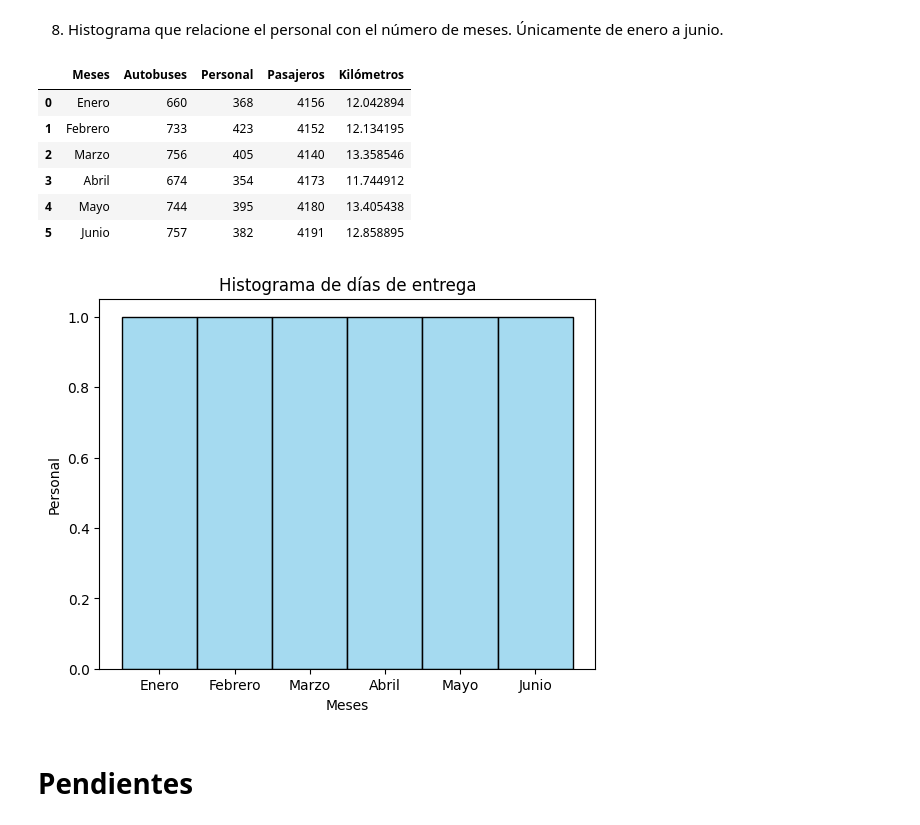
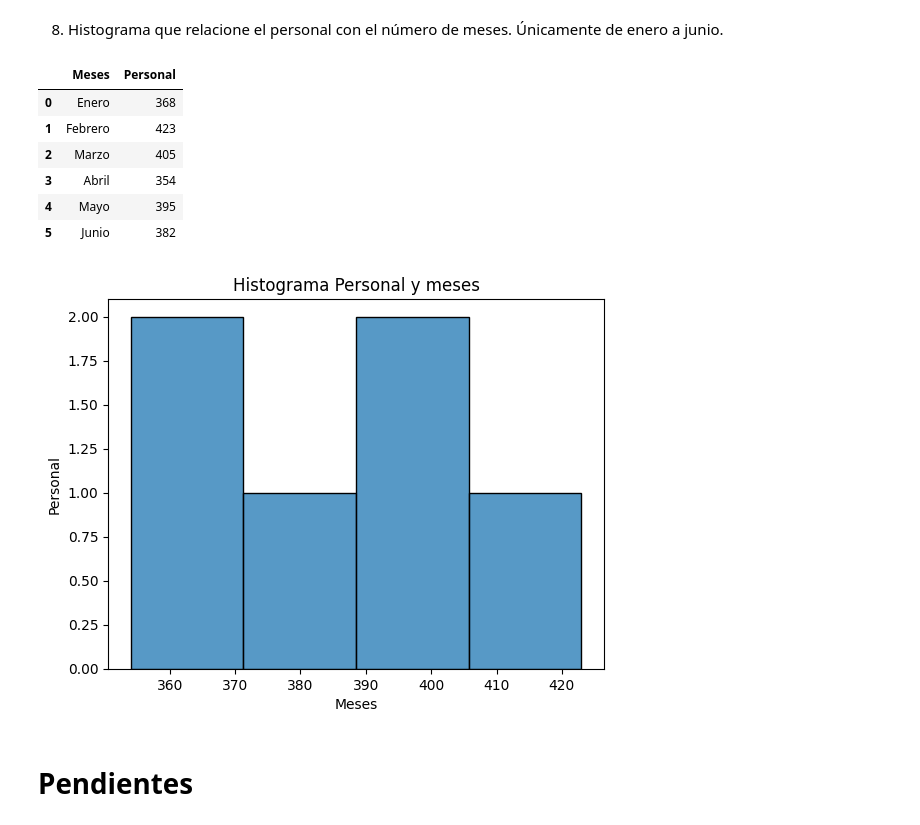
Before and after one commit to jcml002/12Reto, a Jupyter notebook: Reto12.ipynb, the cells around one changed output. Drawn from its saved outputs; the diff is of its cells as text; code cells hidden in the pictures.

```diff
--- a/Reto12.ipynb
+++ b/Reto12.ipynb
@@ -175,26 +175,26 @@ plt.show()
 # %% [markdown]
 8. Histograma que relacione el personal con el número de meses. Únicamente de enero a junio.
 # %%
-dfrM6 = dfreto.head(6)
+dfrM6 = dfreto.head(6)[['Meses','Personal ']]
 dfrM6
 # %% [output]
-|  | Meses | Autobuses | Personal | Pasajeros | Kilómetros |
-| 0 | Enero | 660 | 368 | 4156 | 12.042894 |
-| 1 | Febrero | 733 | 423 | 4152 | 12.134195 |
-| 2 | Marzo | 756 | 405 | 4140 | 13.358546 |
-| 3 | Abril | 674 | 354 | 4173 | 11.744912 |
-| 4 | Mayo | 744 | 395 | 4180 | 13.405438 |
-| 5 | Junio | 757 | 382 | 4191 | 12.858895 |
+|  | Meses | Personal |
+| 0 | Enero | 368 |
+| 1 | Febrero | 423 |
+| 2 | Marzo | 405 |
+| 3 | Abril | 354 |
+| 4 | Mayo | 395 |
+| 5 | Junio | 382 |
 # %%
 
 # Histograma general
-sns.histplot(data=dfrM6, x='Meses', bins=10, kde=False, color='skyblue')
-plt.title('Histograma de días de entrega')
+sns.histplot(data=dfrM6, x='Personal ')
+plt.title('Histograma Personal y meses')
 plt.xlabel('Meses')
 plt.ylabel('Personal')
 plt.show()
 # %% [output]
-[figure, old version]
+[figure, new version]
 # %% [markdown]
 # Pendientes
 # %% [markdown]
```
Also changed, not shown: parts of 2 cells of this notebook.
